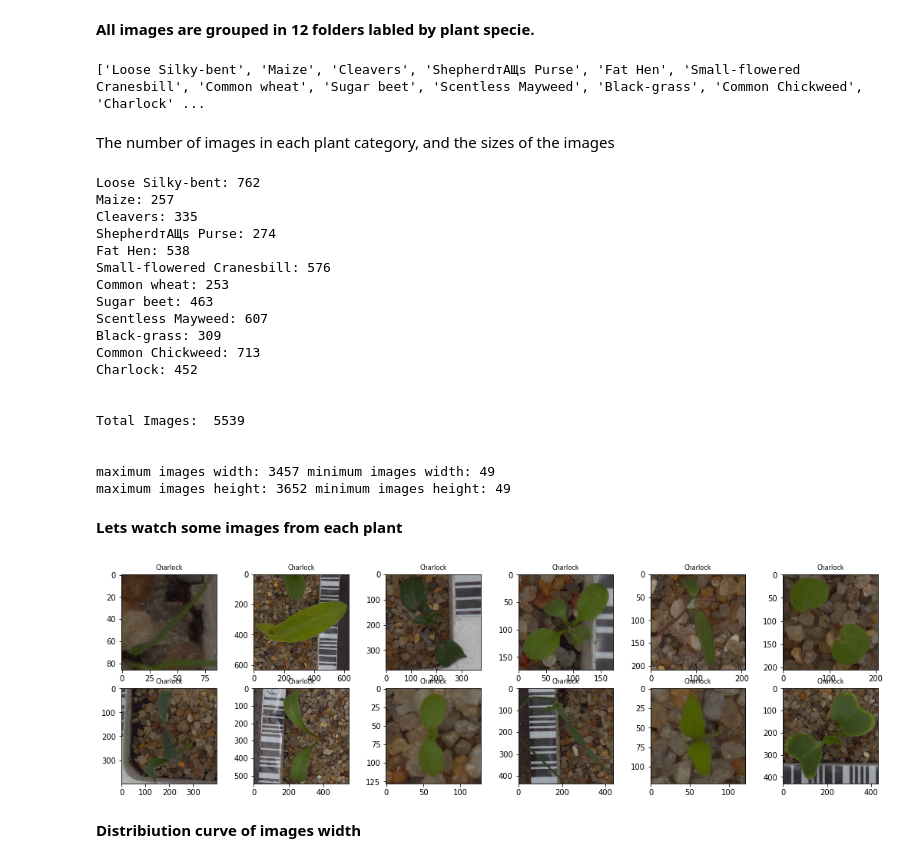
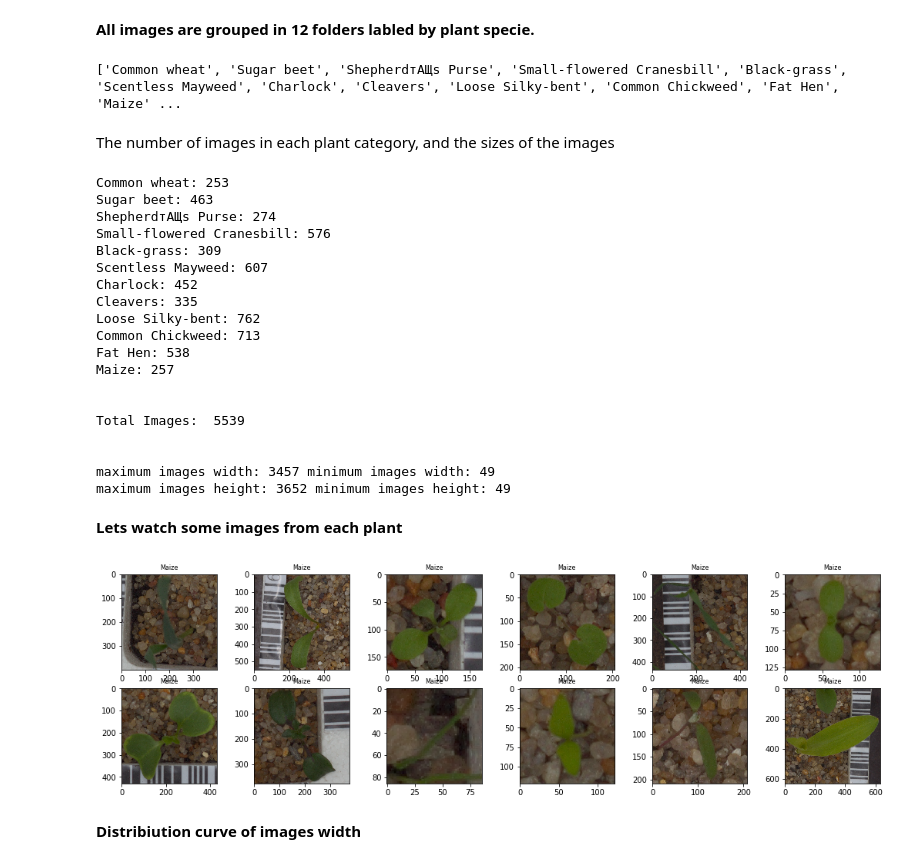
Before and after one commit to RuthBerenstein/V2plants_classificationCNN, a Jupyter notebook: V2plants_classificationCNN.ipynb, the cells around one changed output. Cells and saved outputs as stored; diff of their text form; code cells hidden in the pictures.

```diff
--- a/V2plants_classificationCNN.ipynb
+++ b/V2plants_classificationCNN.ipynb
@@ -75,11 +76,11 @@ nonsegmentedv2  sample_data  v2-plant-seedlings-dataset.zip
 # %% [markdown]
 **All images are grouped in 12 folders labled by plant specie.**
 # %%
-maim_dir = 'nonsegmentedv2'
+main_dir = 'nonsegmentedv2'
 folders=os.listdir('nonsegmentedv2/')
 print(folders)
 # %% [output]
-['Loose Silky-bent', 'Maize', 'Cleavers', 'ShepherdтАЩs Purse', 'Fat Hen', 'Small-flowered Cranesbill', 'Common wheat', 'Sugar beet', 'Scentless Mayweed', 'Black-grass', 'Common Chickweed', 'Charlock' ...
+['Common wheat', 'Sugar beet', 'ShepherdтАЩs Purse', 'Small-flowered Cranesbill', 'Black-grass', 'Scentless Mayweed', 'Charlock', 'Cleavers', 'Loose Silky-bent', 'Common Chickweed', 'Fat Hen', 'Maize' ...
 # %% [markdown]
 The number of images in each plant category, and the sizes of the images
 # %%
@@ -90,12 +91,12 @@ largeim=''
 smallim=''
 
 for folder in folders:
-    images_list = os.listdir(maim_dir+'/'+folder)
+    images_list = os.listdir(main_dir+'/'+folder)
     num_images = len(images_list)
     total_images = total_images + num_images
     print(str(folder) + ':' + ' ' + str(num_images))
 
-    for imgfile in glob.glob(maim_dir+'/'+folder+"/*.png"):
+    for imgfile in glob.glob(main_dir+'/'+folder+"/*.png"):
       im = Image.open(imgfile)
       im_width.append(im.size[1])
       im_height.append(im.size[0])
@@ -110,18 +111,18 @@ print('\n')
 print('maximum images width:',max(im_width),'minimum images width:',min(im_width))
 print('maximum images height:',max(im_height),'minimum images height:',min(im_height))
 # %% [output]
-Loose Silky-bent: 762
-Maize: 257
-Cleavers: 335
-ShepherdтАЩs Purse: 274
-Fat Hen: 538
-Small-flowered Cranesbill: 576
 Common wheat: 253
 Sugar beet: 463
+ShepherdтАЩs Purse: 274
+Small-flowered Cranesbill: 576
+Black-grass: 309
 Scentless Mayweed: 607
-Black-grass: 309
+Charlock: 452
+Cleavers: 335
+Loose Silky-bent: 762
 Common Chickweed: 713
-Charlock: 452
+Fat Hen: 538
+Maize: 257
 
 
 Total Images:  5539
@@ -134,15 +135,15 @@ maximum images height: 3652 minimum images height: 49
 # %%
 fig, ax = plt.subplots(2, 6, figsize=(18, 5))
 f=0
 for i in range(2):
   for j in range(6):
-      file=maim_dir+'/'+ folders[f] +'/50.png'
+      file=main_dir+'/'+ folders[f] +'/50.png'
       im=plt.imread(file)
       ax[i,j].imshow(im,resample=True)
       ax[i,j].set_title(folder, fontsize=8)
       f+=1
 # %% [output]
-[figure, old version]
+[figure, new version]
 # %% [markdown]
 **Distribiution curve of images width**
 # %%
```
Also changed, not shown: parts of 9 cells of this notebook.
